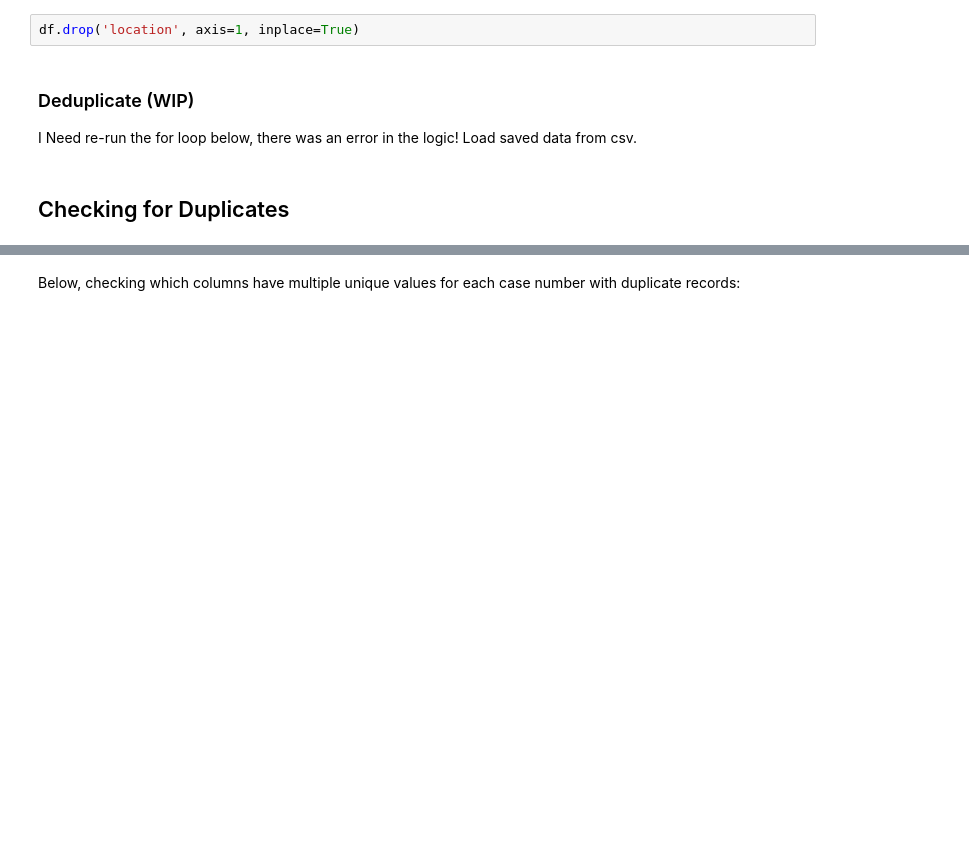
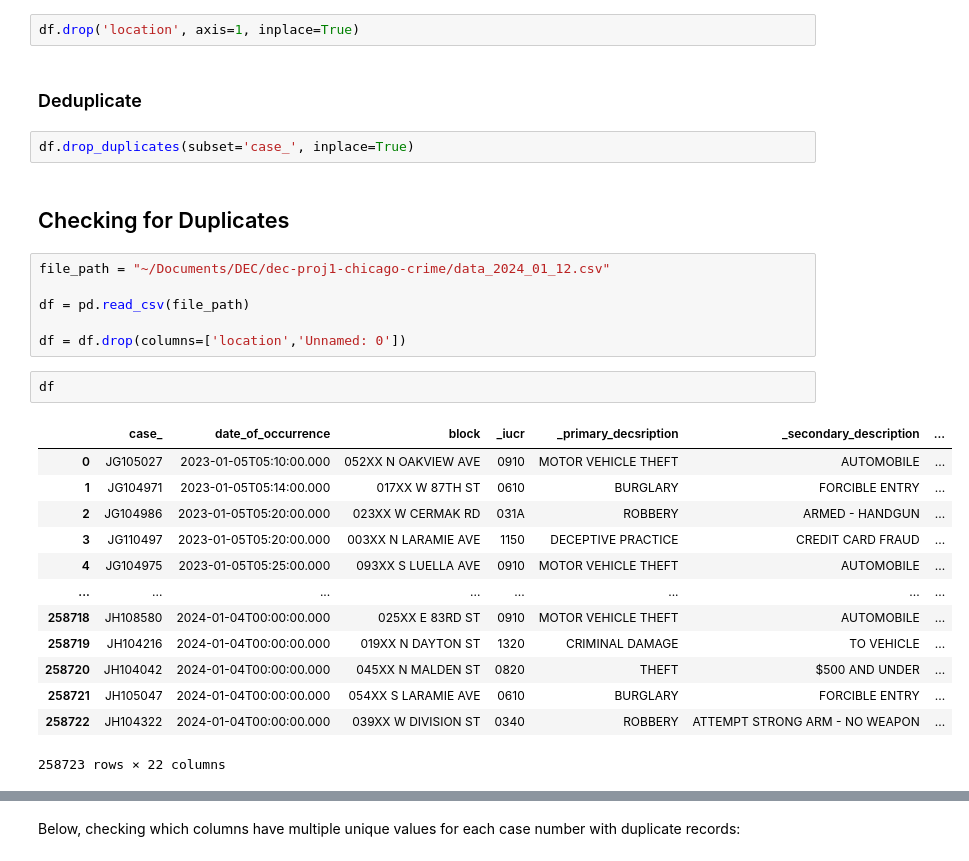
Before and after one commit to Ozxahmed/dec-proj1-chicago-crime, a Jupyter notebook: extract_transform.ipynb, the cells around one changed output, grey strips where cells are left out. Cells and saved outputs as stored; diff of their text form; blank space fills up the shorter version.

```diff
--- a/extract_transform.ipynb
+++ b/extract_transform.ipynb
@@ -76,12 +76,34 @@ Will update this once done completing logic using `requests` library
 drop 'location' column since it displays data we already have under the longitude and latitude columns
 # %%
 df.drop('location', axis=1, inplace=True)
-# %% [markdown]
-### Deduplicate (WIP)
-
-I Need re-run the for loop below, there was an error in the logic! Load saved data from csv.
+# %% [markdown]
+### Deduplicate
+# %%
+df.drop_duplicates(subset='case_', inplace=True)
 # %% [markdown]
 ## Checking for Duplicates
+# %%
+file_path = "~/Documents/DEC/dec-proj1-chicago-crime/data_2024_01_12.csv"
+
+df = pd.read_csv(file_path)
+
+df = df.drop(columns=['location','Unnamed: 0'])
+# %%
+df
+# %% [output]
+|  | case_ | date_of_occurrence | block | _iucr | _primary_decsription | _secondary_description | ... |
+| 0 | JG105027 | 2023-01-05T05:10:00.000 | 052XX N OAKVIEW AVE | 0910 | MOTOR VEHICLE THEFT | AUTOMOBILE | ... |
+| 1 | JG104971 | 2023-01-05T05:14:00.000 | 017XX W 87TH ST | 0610 | BURGLARY | FORCIBLE ENTRY | ... |
+| 2 | JG104986 | 2023-01-05T05:20:00.000 | 023XX W CERMAK RD | 031A | ROBBERY | ARMED - HANDGUN | ... |
+| 3 | JG110497 | 2023-01-05T05:20:00.000 | 003XX N LARAMIE AVE | 1150 | DECEPTIVE PRACTICE | CREDIT CARD FRAUD | ... |
+| 4 | JG104975 | 2023-01-05T05:25:00.000 | 093XX S LUELLA AVE | 0910 | MOTOR VEHICLE THEFT | AUTOMOBILE | ... |
+| ... | ... | ... | ... | ... | ... | ... | ... |
+| 258718 | JH108580 | 2024-01-04T00:00:00.000 | 025XX E 83RD ST | 0910 | MOTOR VEHICLE THEFT | AUTOMOBILE | ... |
+| 258719 | JH104216 | 2024-01-04T00:00:00.000 | 019XX N DAYTON ST | 1320 | CRIMINAL DAMAGE | TO VEHICLE | ... |
+| 258720 | JH104042 | 2024-01-04T00:00:00.000 | 045XX N MALDEN ST | 0820 | THEFT | $500 AND UNDER | ... |
+| 258721 | JH105047 | 2024-01-04T00:00:00.000 | 054XX S LARAMIE AVE | 0610 | BURGLARY | FORCIBLE ENTRY | ... |
+| 258722 | JH104322 | 2024-01-04T00:00:00.000 | 039XX W DIVISION ST | 0340 | ROBBERY | ATTEMPT STRONG ARM - NO WEAPON | ... |
+258723 rows × 22 columns
 # %%
 duplicates_all_cols = df[df.duplicated()]
 
```
Also changed, not shown: parts of 14 cells of this notebook.
